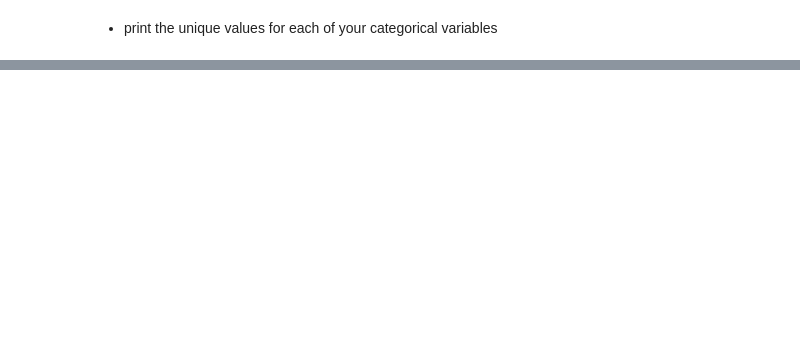
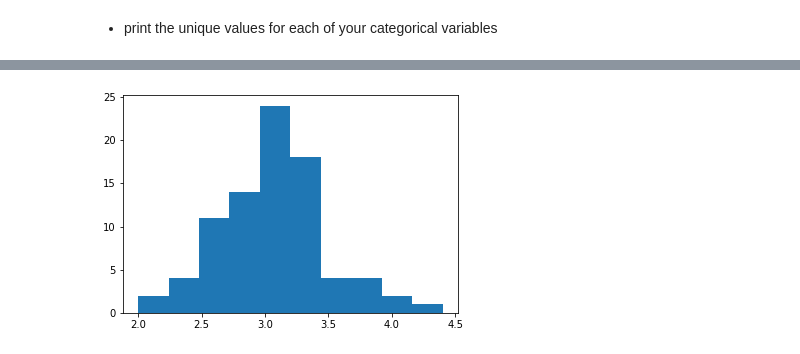
Before and after one commit to mariamnaqvi/classification-exercises, a Jupyter notebook: classification_exercises.ipynb, the cells around one changed output, grey strips where cells are left out. Cells and saved outputs as stored; diff of their text form; code cells hidden in the pictures; blank space fills up the shorter version.

```diff
--- a/classification_exercises.ipynb
+++ b/classification_exercises.ipynb
@@ -457,0 +287,5 @@ iris_df.shape
+# %%
+ax = train.sepal_width.hist()
+ax.grid(False)
+# %% [output]
+[figure, added]
```
Also changed, not shown: parts of 98 cells of this notebook.
